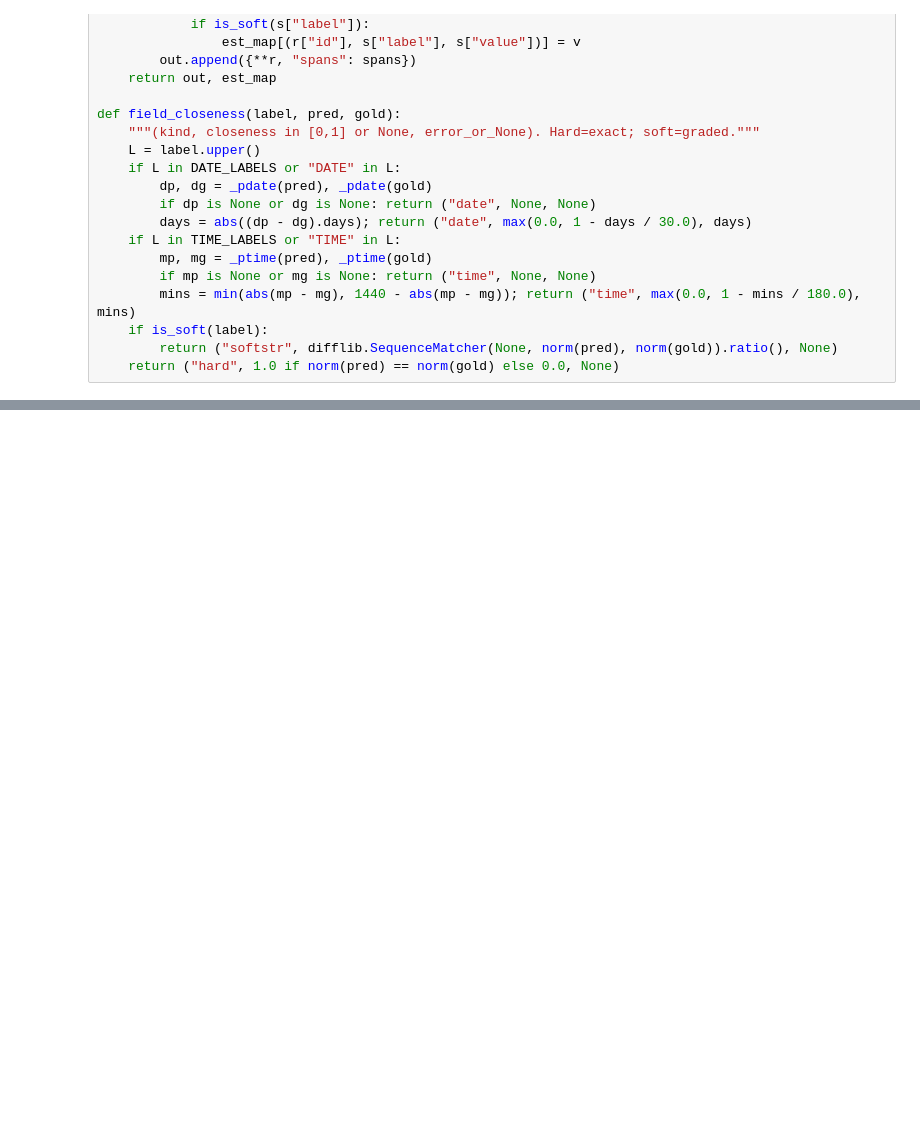
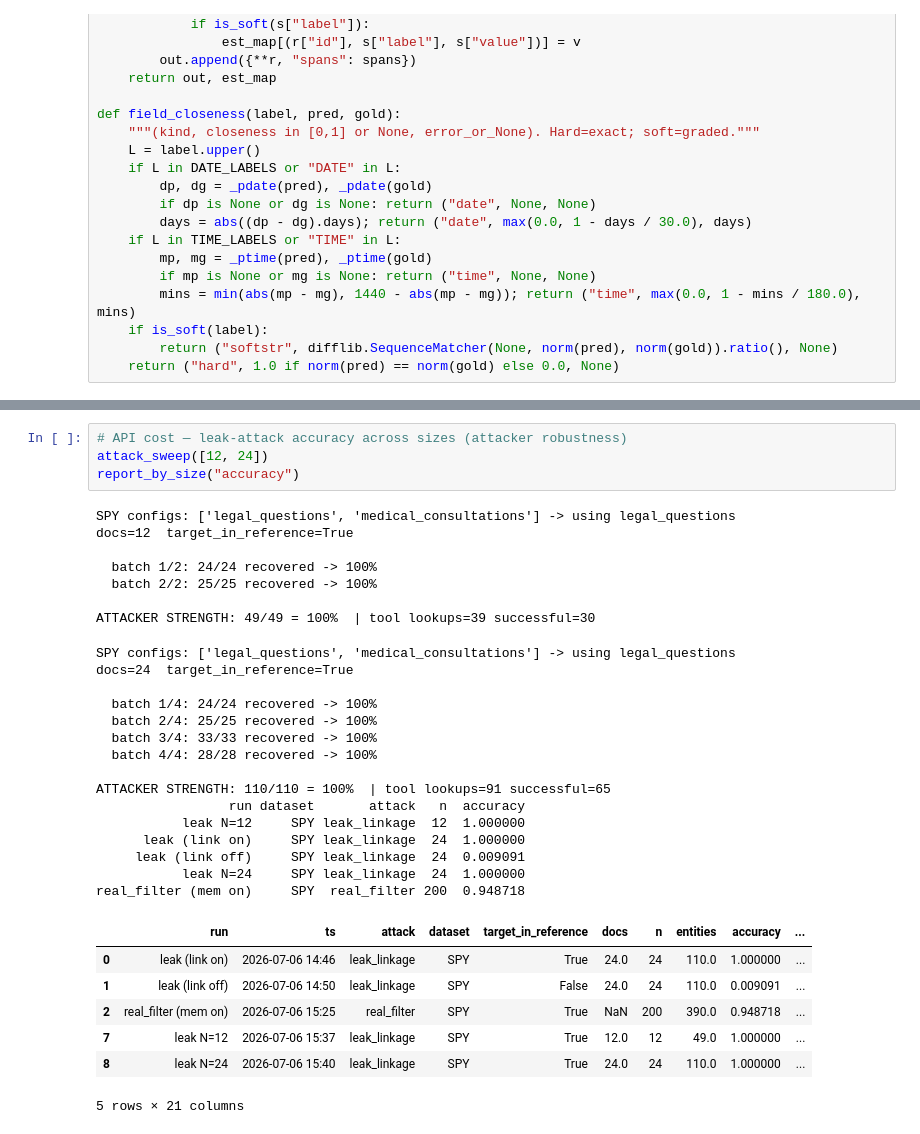
Before and after one commit to Akshat-2512/privacy-filter, a Jupyter notebook: spy_attacker.ipynb, the cells around one changed output, grey strips where cells are left out. Saved outputs shown, nothing was run; the diff lists cells and outputs as text; blank space fills up the shorter version.

```diff
--- a/spy_attacker.ipynb
+++ b/spy_attacker.ipynb
@@ -542,0 +859,34 @@ HARD identifiers (exact match): 91/91 = 100%
+# %%
+# API cost — leak-attack accuracy across sizes (attacker robustness)
+attack_sweep([12, 24])
+report_by_size("accuracy")
+# %% [output]
+SPY configs: ['legal_questions', 'medical_consultations'] -> using legal_questions
+docs=12  target_in_reference=True
+
+  batch 1/2: 24/24 recovered -> 100%
+  batch 2/2: 25/25 recovered -> 100%
+
+ATTACKER STRENGTH: 49/49 = 100%  | tool lookups=39 successful=30
+SPY configs: ['legal_questions', 'medical_consultations'] -> using legal_questions
+docs=24  target_in_reference=True
+
+  batch 1/4: 24/24 recovered -> 100%
+  batch 2/4: 25/25 recovered -> 100%
+  batch 3/4: 33/33 recovered -> 100%
+  batch 4/4: 28/28 recovered -> 100%
+
+ATTACKER STRENGTH: 110/110 = 100%  | tool lookups=91 successful=65
+                 run dataset       attack   n  accuracy
+           leak N=12     SPY leak_linkage  12  1.000000
+      leak (link on)     SPY leak_linkage  24  1.000000
+     leak (link off)     SPY leak_linkage  24  0.009091
+           leak N=24     SPY leak_linkage  24  1.000000
+real_filter (mem on)     SPY  real_filter 200  0.948718
+|  | run | ts | attack | dataset | target_in_reference | docs | n | entities | accuracy | ... |
+| 0 | leak (link on) | 2026-07-06 14:46 | leak_linkage | SPY | True | 24.0 | 24 | 110.0 | 1.000000 | ... |
+| 1 | leak (link off) | 2026-07-06 14:50 | leak_linkage | SPY | False | 24.0 | 24 | 110.0 | 0.009091 | ... |
+| 2 | real_filter (mem on) | 2026-07-06 15:25 | real_filter | SPY | True | NaN | 200 | 390.0 | 0.948718 | ... |
+| 7 | leak N=12 | 2026-07-06 15:37 | leak_linkage | SPY | True | 12.0 | 12 | 49.0 | 1.000000 | ... |
+| 8 | leak N=24 | 2026-07-06 15:40 | leak_linkage | SPY | True | 24.0 | 24 | 110.0 | 1.000000 | ... |
+5 rows × 21 columns
```
Also changed, not shown: parts of 14 cells of this notebook, 4 other files.
